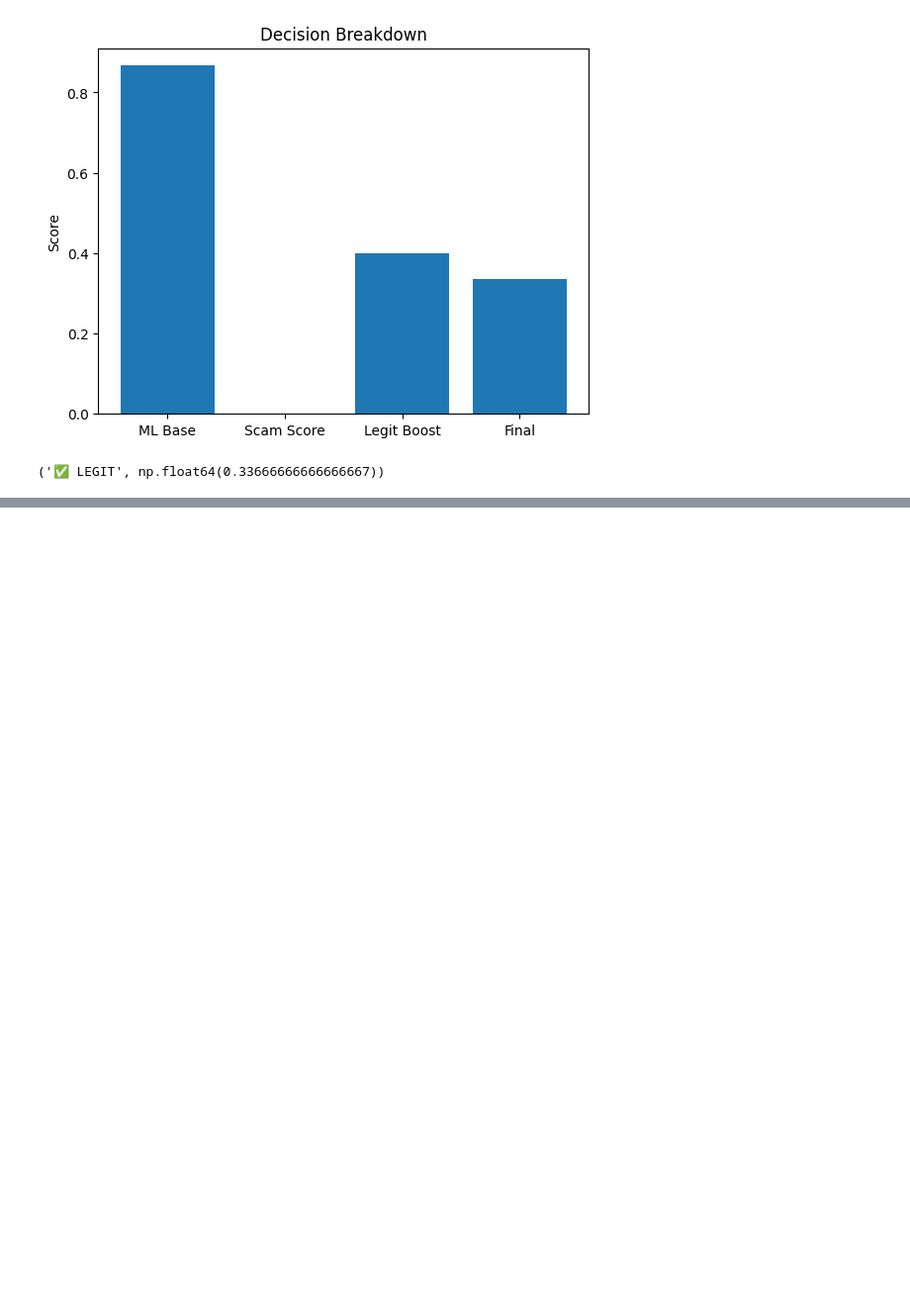
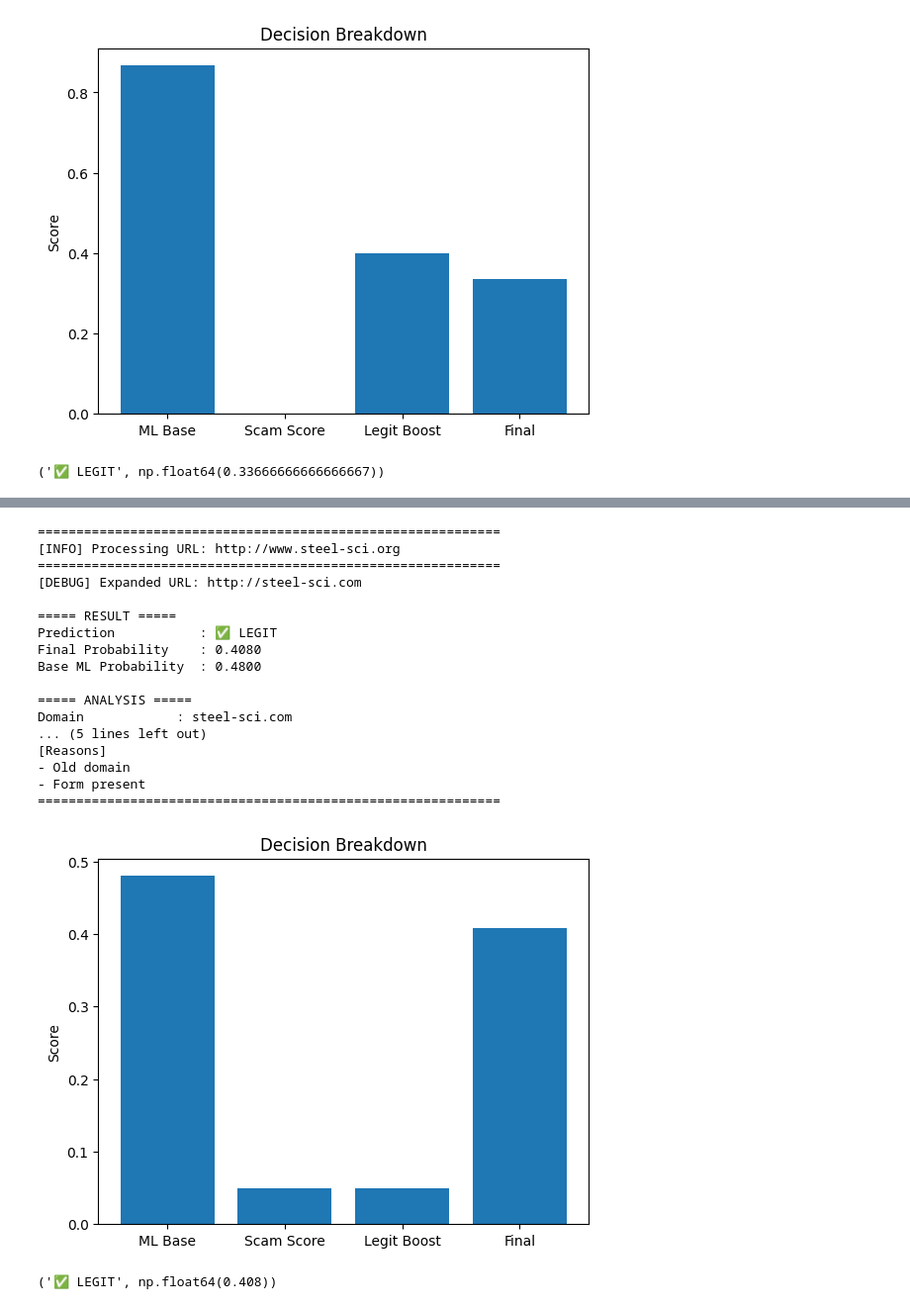
Before and after one commit to Rudrapratapsinh-Chauhan1507/Scam_Website_Detection_ML_V2, a Jupyter notebook: final_predict_model.ipynb, the cells around one changed output, grey strips where cells are left out. Shown at 99% size. Drawn from its saved outputs; the diff is of its cells as text; code cells hidden in the pictures; blank space fills up the shorter version.

```diff
--- a/final_predict_model.ipynb
+++ b/final_predict_model.ipynb
@@ -702,0 +747,22 @@ Subdomains        : 2
+# %%
+predict('http://www.steel-sci.org')
+# %% [output]
+============================================================
+[INFO] Processing URL: http://www.steel-sci.org
+============================================================
+[DEBUG] Expanded URL: http://steel-sci.com
+
+===== RESULT =====
+Prediction           : ✅ LEGIT
+Final Probability    : 0.4080
+Base ML Probability  : 0.4800
+
+===== ANALYSIS =====
+Domain            : steel-sci.com
+... (5 lines left out)
+[Reasons]
+- Old domain
+- Form present
+============================================================
+[figure, added]
+('✅ LEGIT', np.float64(0.408))
```
Also changed, not shown: parts of 10 cells of this notebook, 2 other files.
